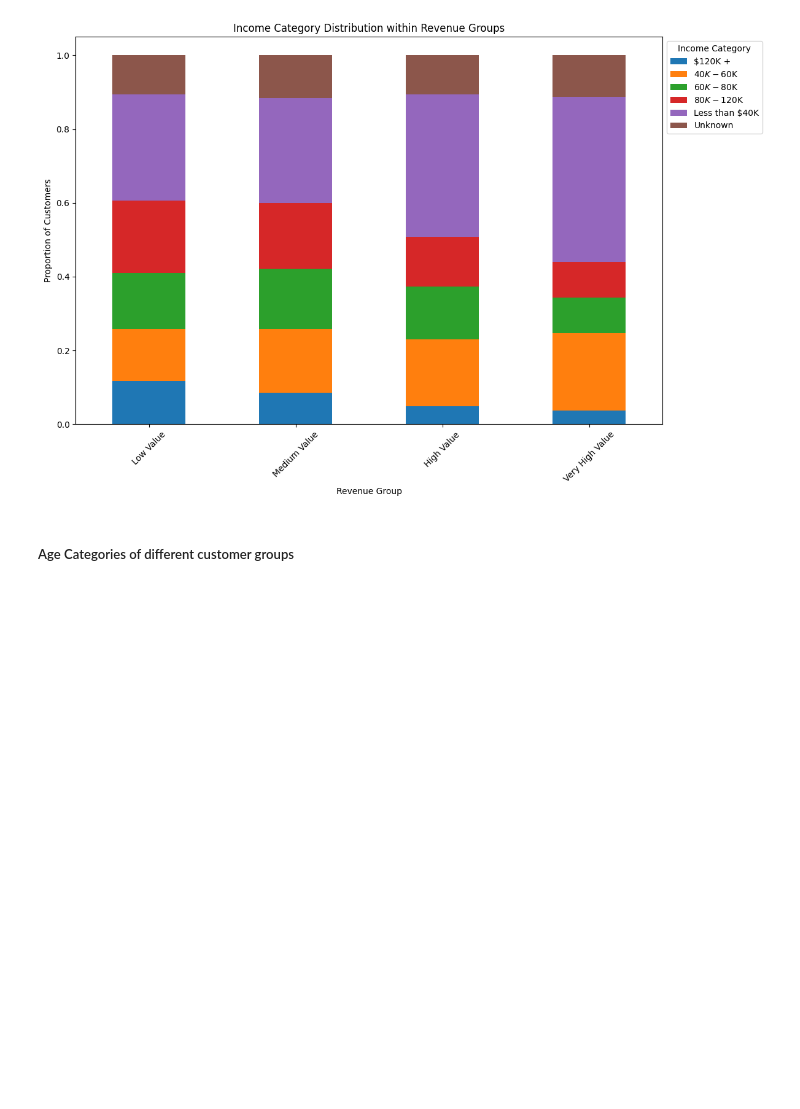
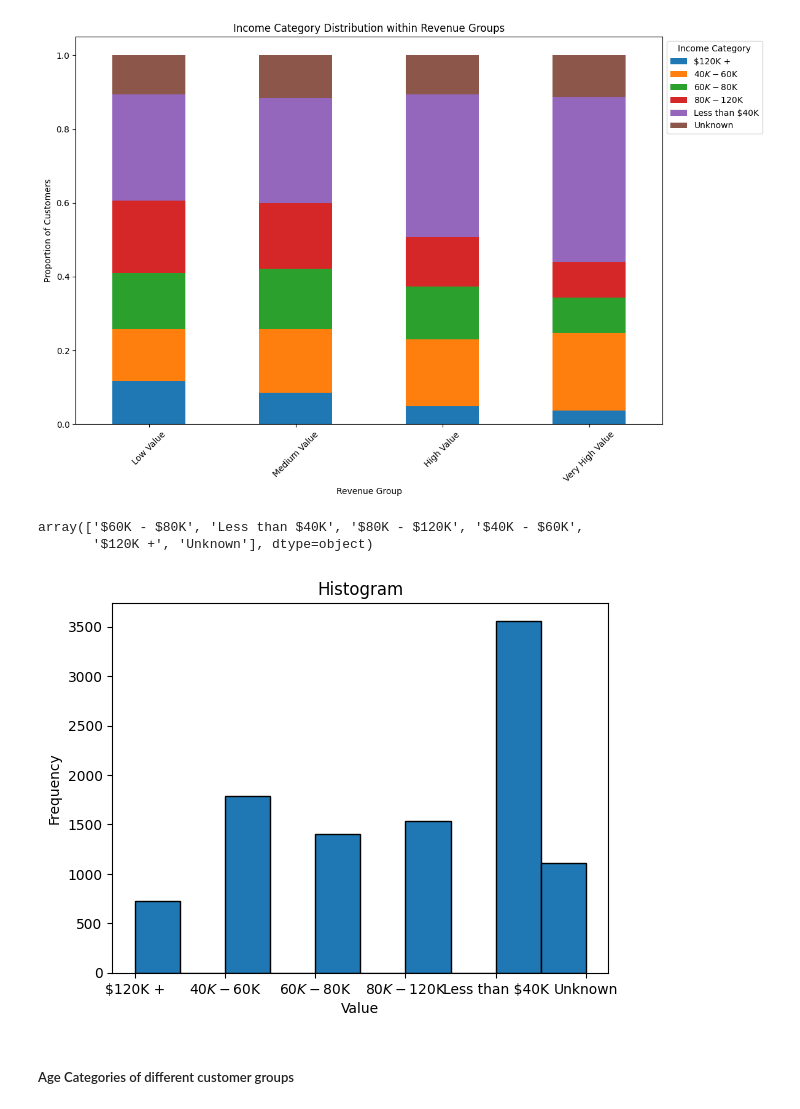
Before and after one commit to NickSordi/FU6520_NS, a Jupyter notebook: CLV/Survival copy.ipynb, the cells around one changed output. Cells and saved outputs as stored; diff of their text form; code cells hidden in the pictures; blank space fills up the shorter version.

Commit message:
added xlsx charts

```diff
--- a/CLV/Survival copy.ipynb
+++ b/CLV/Survival copy.ipynb
@@ -308,15 +308,3 @@ plt.ylabel('Features')
 plt.show()
 # %% [output]
 [figure]
-# %%
-import pandas as pd
-
-data = {
-    'Variable Name': ['Calc_Late_Fee', 'Calc_interest_rate', 'Calc_monthly_fee', 'LabelEncoder', 'RandomForestClassifier', 'StandardScaler', 'X', 'X_test', 'X_train', 'accuracy', 'accuracy_score', 'age_bins', 'age_distribution_by_revenue_group', 'age_labels', 'ax', 'categorize_customer_v2', 'category_counts', 'category_distribution_v2', 'category_percentages', 'credit_limit_score_v2', 'data'],
-    'Type': ['function', 'function', 'function', 'type', 'abc.ABCMeta', 'type', 'pandas.core.frame.DataFrame', 'pandas.core.frame.DataFrame', 'pandas.core.frame.DataFrame', 'numpy.float64', 'function', 'list', 'pandas.core.frame.DataFrame', 'list', 'matplotlib.axes._axes.Axes', 'function', 'pandas.core.series.Series', 'pandas.core.series.Series', 'pandas.core.series.Series', 'function', 'pandas.core.frame.DataFrame'],
-    'Value': ['<function Calc_Late_Fee at 0x0000028D5109FD80>', '<function Calc_interest_rate at 0x0000028D233ED940>', '<function Calc_monthly_fee at 0x0000028D2052C7C0>', '<class \'sklearn.preprocessing._label.LabelEncoder\'>', '<class \'sklearn.ensemble._forest.RandomForestClassifier\'>', '<class \'sklearn.preprocessing._data.StandardScaler\'>', '...', '...', '...', '0.9608423823626193', '<function accuracy_score at 0x0000028D1FBC7BA0>', '[18, 30, 40, 50, 60, 70, 80]', '...', '[\'18-30\', \'31-40\', \'41-50\', \'51-60\', \'61-70\', \'71-80\']', '<Axes: title={\'center\': \'Total Monthly Revenue from High Attrition Customers by Category\'}, xlabel=\'Customer Category\', ylabel=\'Total Monthly Revenue\'>', '<function categorize_customer_v2 at 0x0000028D233AB2E0>', '...', '...', '...', '...', '...']
-}
-
-df = pd.DataFrame(data)
-df.to_csv('variables.csv', index=False)
-feature_importances
@@ -598,3 +606,24 @@ plt.tight_layout()  # Adjust the layout to make room for the legend
 plt.show()
 # %% [output]
 [figure]
+# %%
+df["Income_Category"].unique()
+# %% [output]
+array(['$60K - $80K', 'Less than $40K', '$80K - $120K', '$40K - $60K',
+       '$120K +', 'Unknown'], dtype=object)
+# %%
+# Assuming you have a list of data called 'data_list'
+data_list = df["Income_Category"].sort_values()
+
+# Plotting the histogram
+plt.hist(data_list, bins=10, edgecolor='black')
+
+# Adding labels and title
+plt.xlabel('Value')
+plt.ylabel('Frequency')
+plt.title('Histogram')
+
+# Displaying the histogram
+plt.show()
+# %% [output]
+[figure, added]
```
Also changed, not shown: parts of 8 cells of this notebook, 11 other files.
